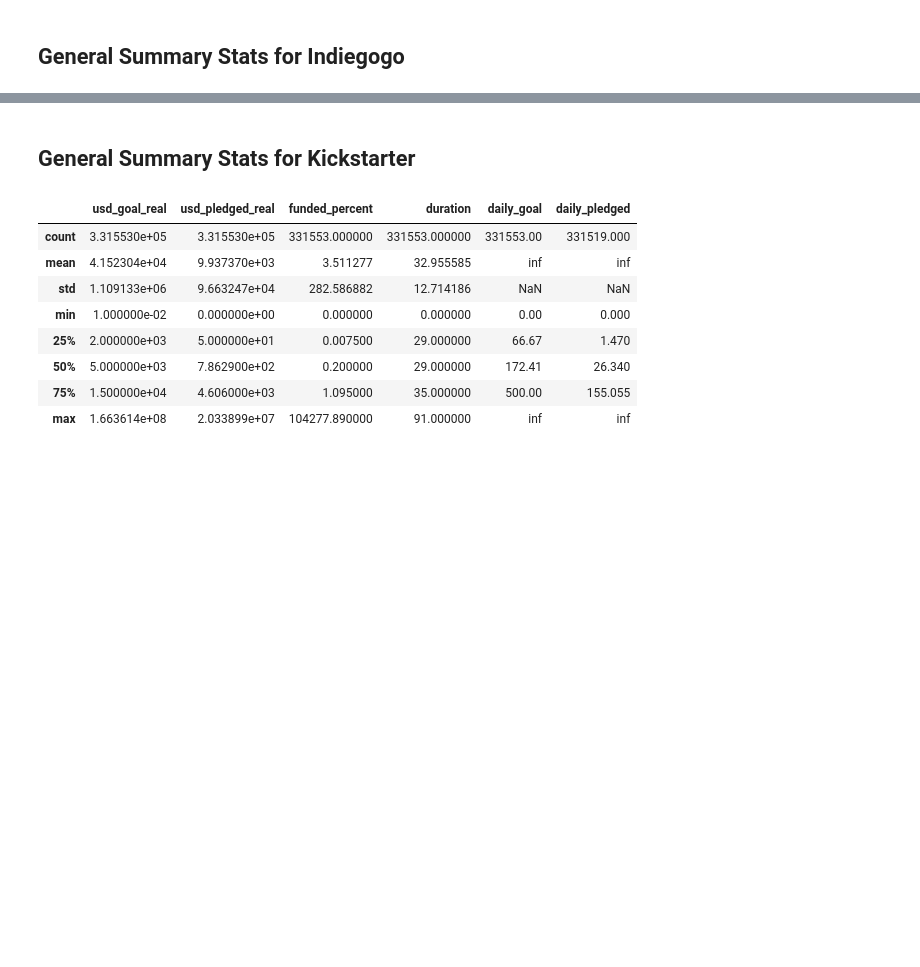
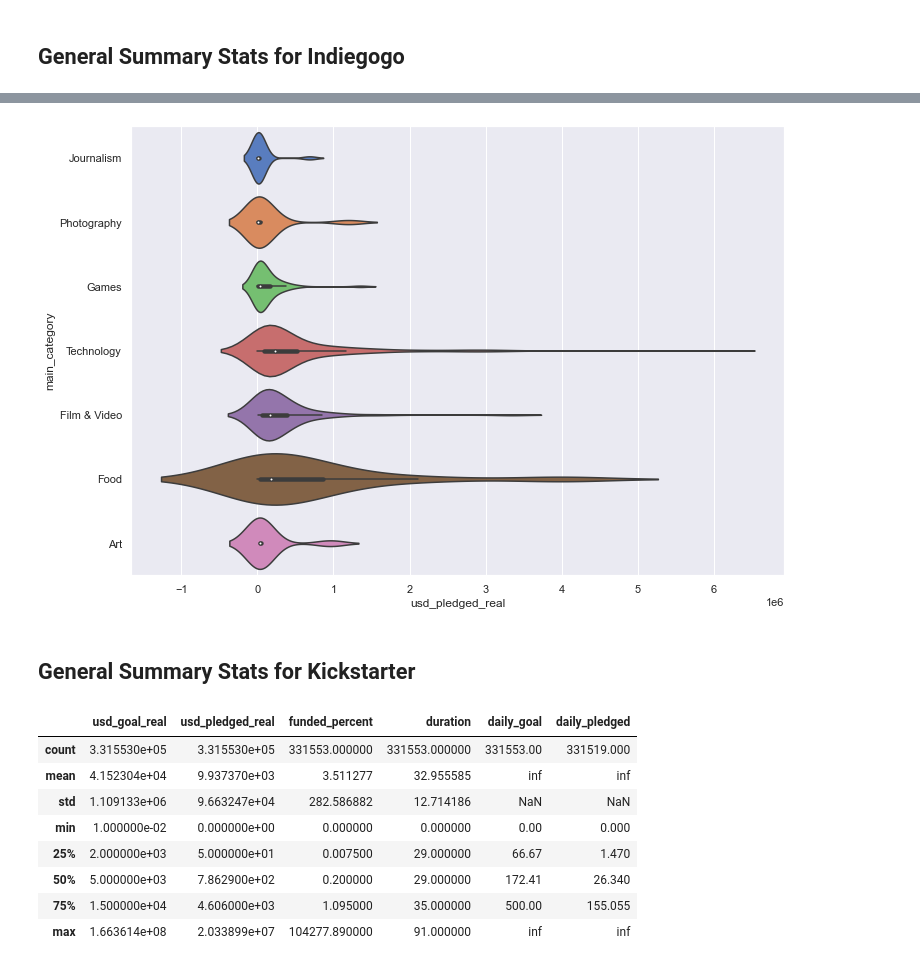
Before and after one commit to Best-Brain-Gang/Crowdfunding_Analysis, a Jupyter notebook: crowdfunding_analyzer.ipynb, the cells around one changed output, grey strips where cells are left out. Drawn from its saved outputs; the diff is of its cells as text; code cells hidden in the pictures; blank space fills up the shorter version.

```diff
--- a/crowdfunding_analyzer.ipynb
+++ b/crowdfunding_analyzer.ipynb
@@ -580,3 +587,15 @@ indiegogo_summary_df_test
+# %%
+# Violin plot of pledged with success true
+indiegogo_clean_success_df = indiegog_data_df[indiegog_data_df['state'] == 1]
+ax = sns.violinplot(
+    x="usd_pledged_real",
+    y="main_category",
+    data=indiegogo_clean_success_df,
+    scale="width",
+    palette="muted"
+    )
+# %% [output]
+[figure, added]
 # %% [markdown]
 ## General Summary Stats for Kickstarter
 # %%
```
Also changed, not shown: parts of 15 cells of this notebook.
